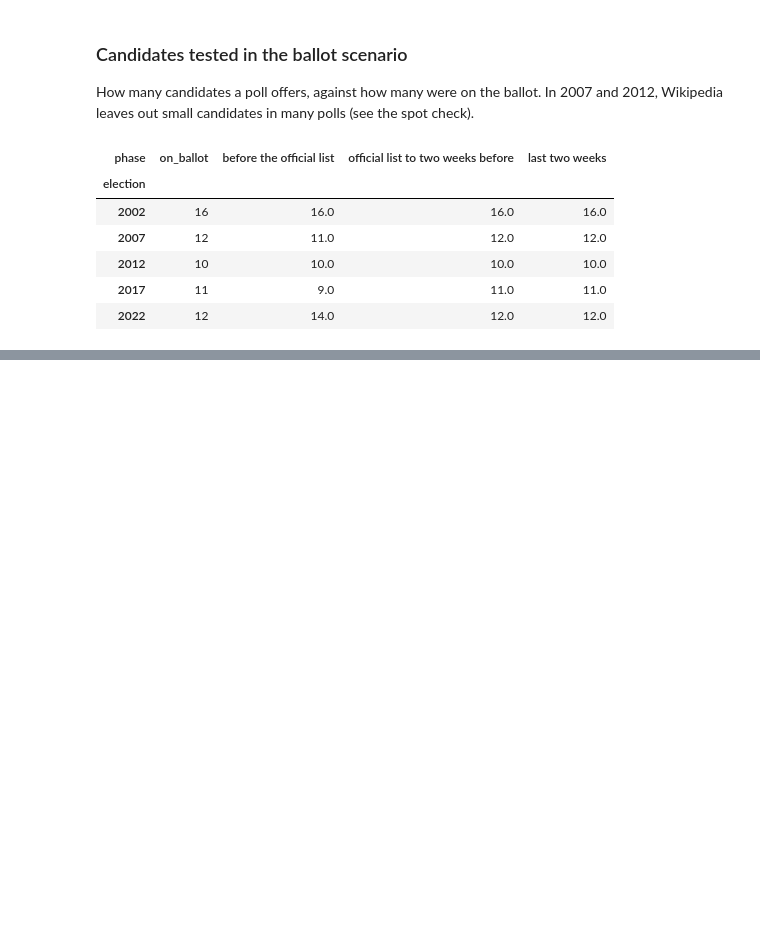
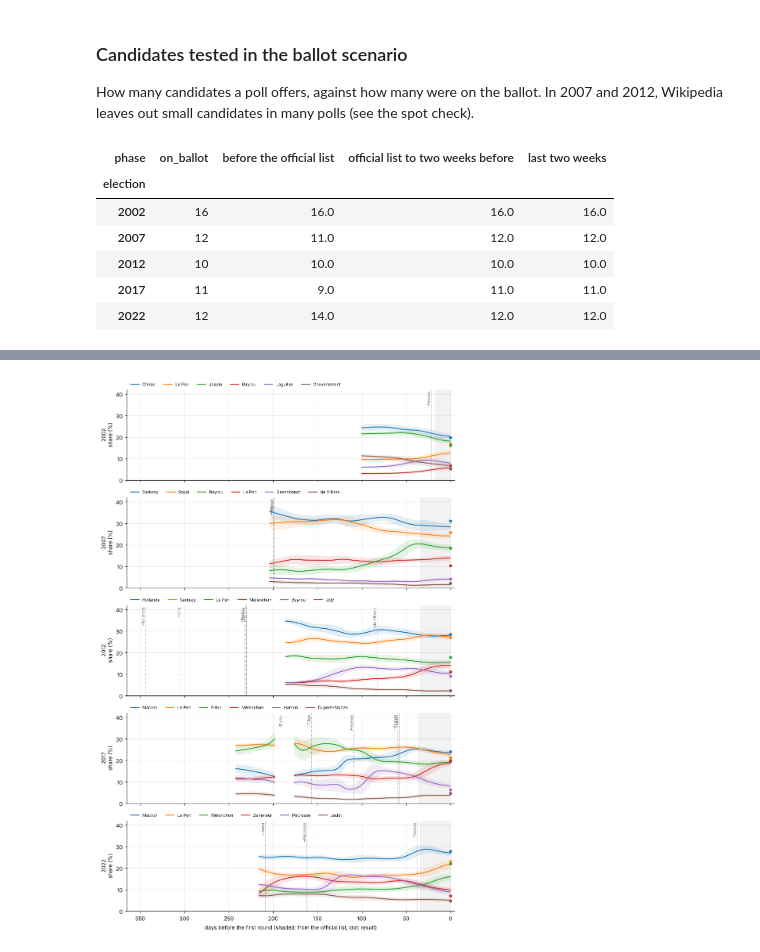
Before and after one commit to clarasalas/strategic-voting-polls-2RS, a Jupyter notebook: notebooks/05_polls_descriptive.ipynb, the cells around one changed output, grey strips where cells are left out. Drawn from its saved outputs; the diff is of its cells as text; code cells hidden in the pictures; blank space fills up the shorter version.

```diff
--- a/notebooks/05_polls_descriptive.ipynb
+++ b/notebooks/05_polls_descriptive.ipynb
@@ -158,0 +225,25 @@ cands
+# %%
+COLORS = plt.get_cmap("tab10").colors
+surname = lambda name: name.split(" ", 1)[1] if " " in name else name
+fig, axes = plt.subplots(len(ELECTIONS), 1, figsize=(8.5, 13), sharex=True)
+for ax, e in zip(axes, ELECTIONS):
+    for i, r in enumerate(top6[top6["election"] == e].itertuples()):
+        t = traj[(traj["election"] == e) & (traj["slot"] == r.candidate)]
+        ax.plot(t["days_before"], t["mean"], color=COLORS[i], lw=1.4, label=surname(r.candidate))
+        ax.fill_between(t["days_before"], t["mean"] - t["sd"], t["mean"] + t["sd"], color=COLORS[i], alpha=0.12, lw=0)
+        ax.plot(0, r.share, "o", color=COLORS[i], ms=4)
+    for r in events[events["election"] == e].itertuples():
+        ax.axvline(r.days_before, color="grey", lw=0.6, ls=":" if r.kind == "takeover" else "--")
+        ax.text(r.days_before, ax.get_ylim()[1] if False else 41, ("+" if r.kind == "takeover" else "−") + surname(r.candidate),
+                rotation=90, fontsize=6.5, va="top", ha="right", color="dimgrey")
+    lst = (calendar.loc[e, "first_round"] - calendar.loc[e, "official_list"]).days
+    ax.axvspan(0, lst, color="#f2f2f2", zorder=0)
+    ax.set_ylim(0, 42)
+    ax.set_ylabel(f"{e}\nshare (%)")
+    ax.legend(loc="upper left", fontsize=7, ncol=6, frameon=False, bbox_to_anchor=(0, 1.13))
+axes[-1].set_xlim(365, -5)
+axes[-1].set_xlabel("days before the first round (shaded: from the official list; dot: result)")
+fig.tight_layout()
+fig.savefig(FIGURES / "trajectories.png")
+# %% [output]
+[figure, added]
```
Also changed, not shown: parts of 5 cells of this notebook, 5 other files.
